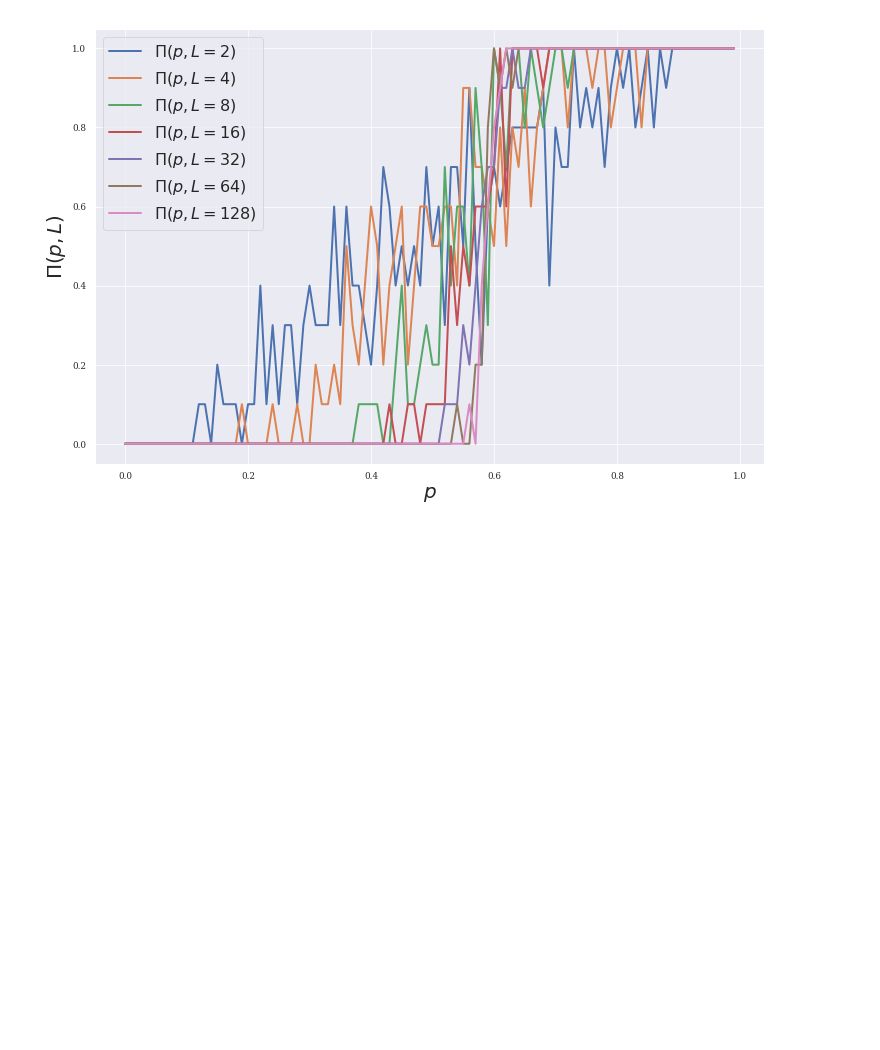
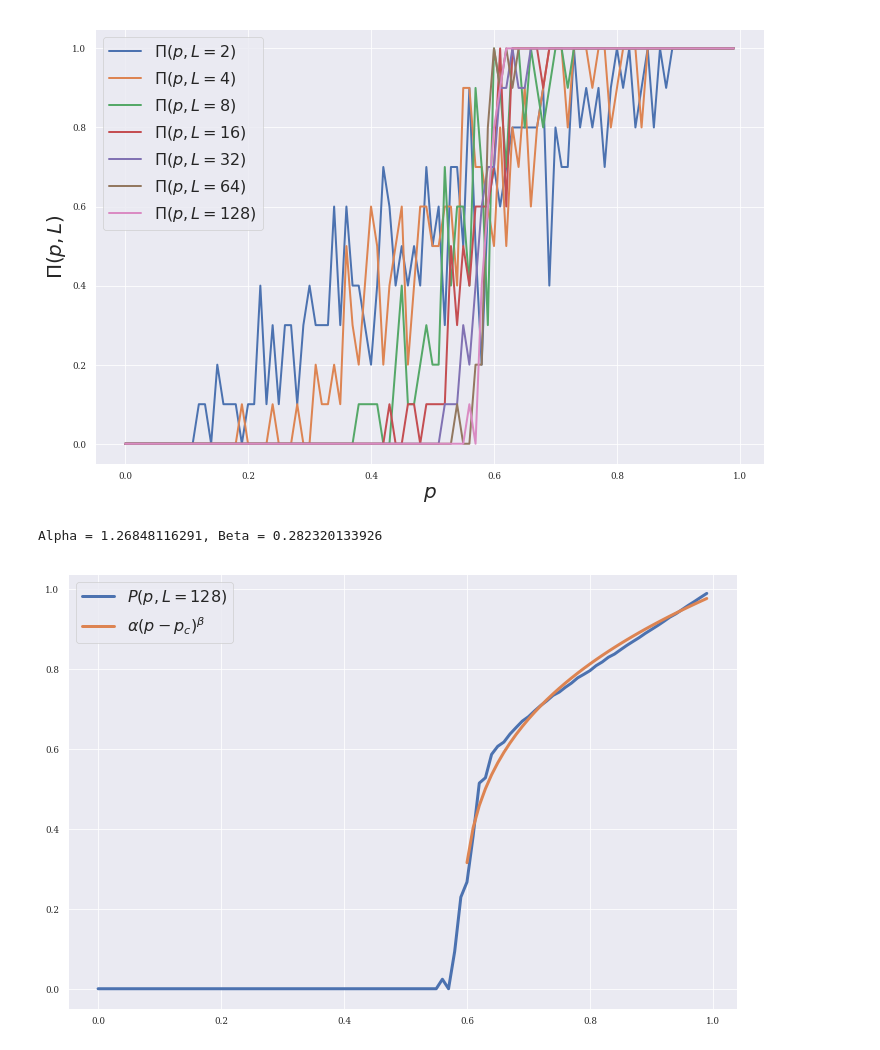
Before and after one commit to auduntre/FYS4460, a Jupyter notebook: Project3/project_3.ipynb, the cells around one changed output. Saved outputs shown, nothing was run; the diff lists cells and outputs as text; code cells hidden in the pictures; blank space fills up the shorter version.

```diff
--- a/Project3/project_3.ipynb
+++ b/Project3/project_3.ipynb
@@ -141,3 +141,22 @@ legend(fontsize=16)
 show()
 # %% [output]
 [figure]
+# %%
+P = array(Ps[-1])
+ps = array(ps)
+pc = 0.59275
+
+psc = ps[pc < ps]
+Pc = P[pc < ps]
+
+beta, log_alpha  = polyfit(log(psc - pc), log(Pc), 1)
+alpha = exp(log_alpha)
+
+print("Alpha = {}, Beta = {}".format(alpha, beta))
+sns.lineplot(ps, P, lw=3, label=r"$P(p, L={})$".format(Ls[-1]))
+sns.lineplot(psc, alpha*(psc - pc)**beta, lw=3, label=r"$\alpha (p - p_c)^\beta$")
+legend(fontsize=16)
+show()
+# %% [output]
+Alpha = 1.26848116291, Beta = 0.282320133926
+[figure, added]
```
